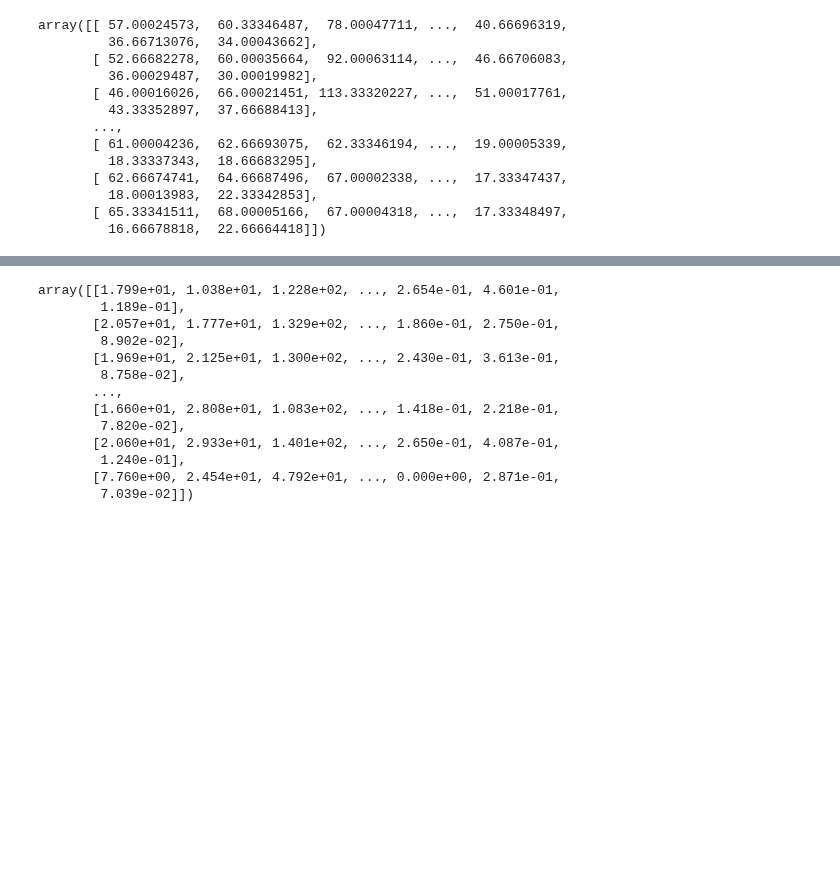
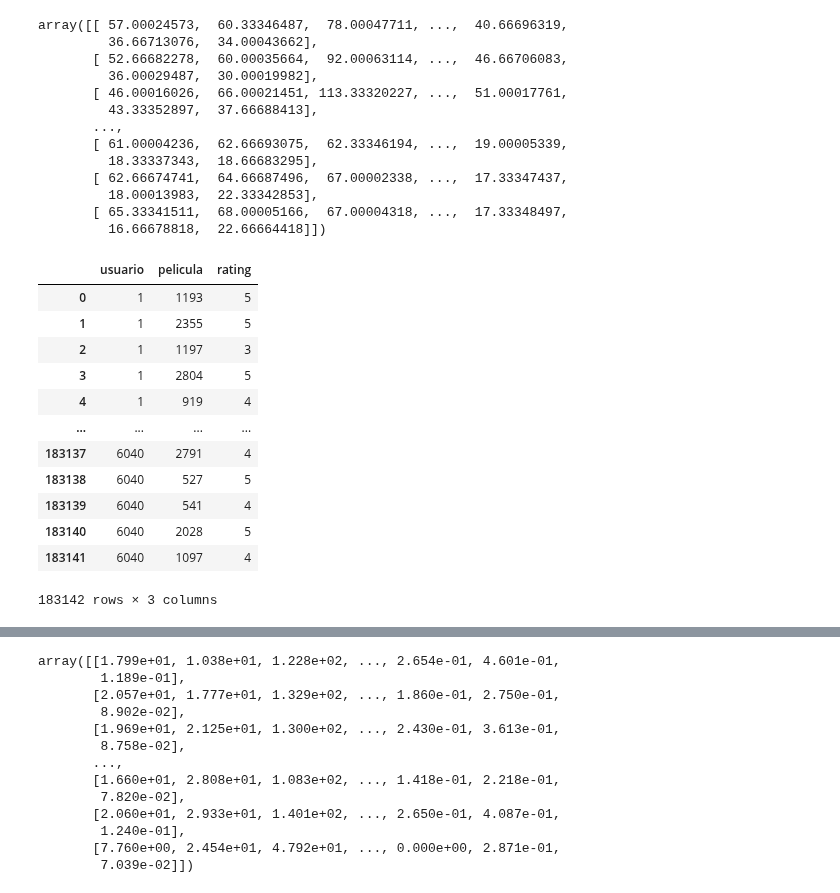
Before and after one commit to felixballestergoytia/Bootcamp_Sep2022, a Jupyter notebook: SVD/svd.ipynb, the cells around one changed output, grey strips where cells are left out. Cells and saved outputs as stored; diff of their text form; code cells hidden in the pictures; blank space fills up the shorter version.

```diff
--- a/SVD/svd.ipynb
+++ b/SVD/svd.ipynb
@@ -106,0 +109,16 @@ array([[ 57.00024573,  60.33346487,  78.00047711, ...,  40.66696319,
+# %%
+df
+# %% [output]
+|  | usuario | pelicula | rating |
+| 0 | 1 | 1193 | 5 |
+| 1 | 1 | 2355 | 5 |
+| 2 | 1 | 1197 | 3 |
+| 3 | 1 | 2804 | 5 |
+| 4 | 1 | 919 | 4 |
+| ... | ... | ... | ... |
+| 183137 | 6040 | 2791 | 4 |
+| 183138 | 6040 | 527 | 5 |
+| 183139 | 6040 | 541 | 4 |
+| 183140 | 6040 | 2028 | 5 |
+| 183141 | 6040 | 1097 | 4 |
+183142 rows × 3 columns
```
Also changed, not shown: parts of 11 cells of this notebook.
